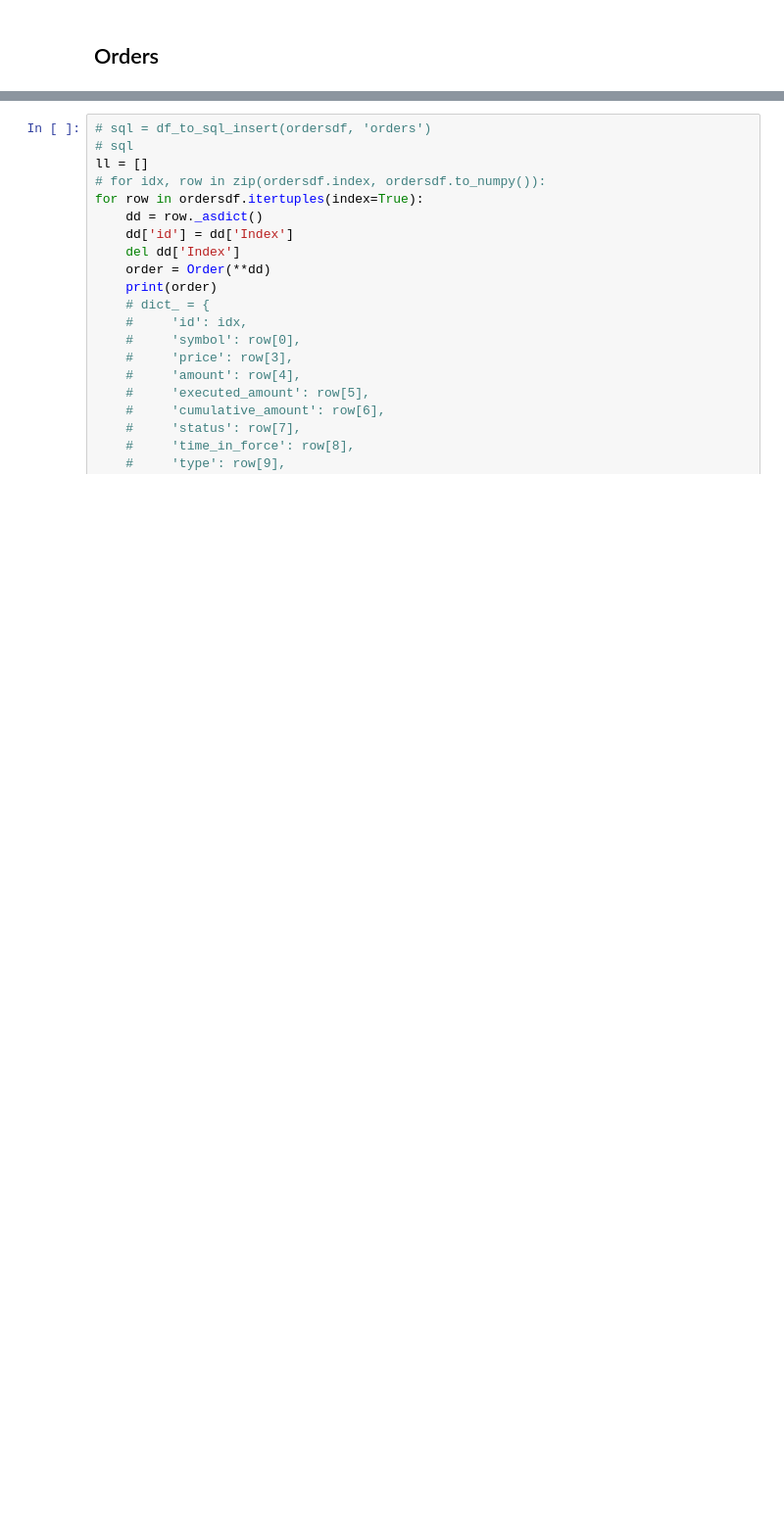
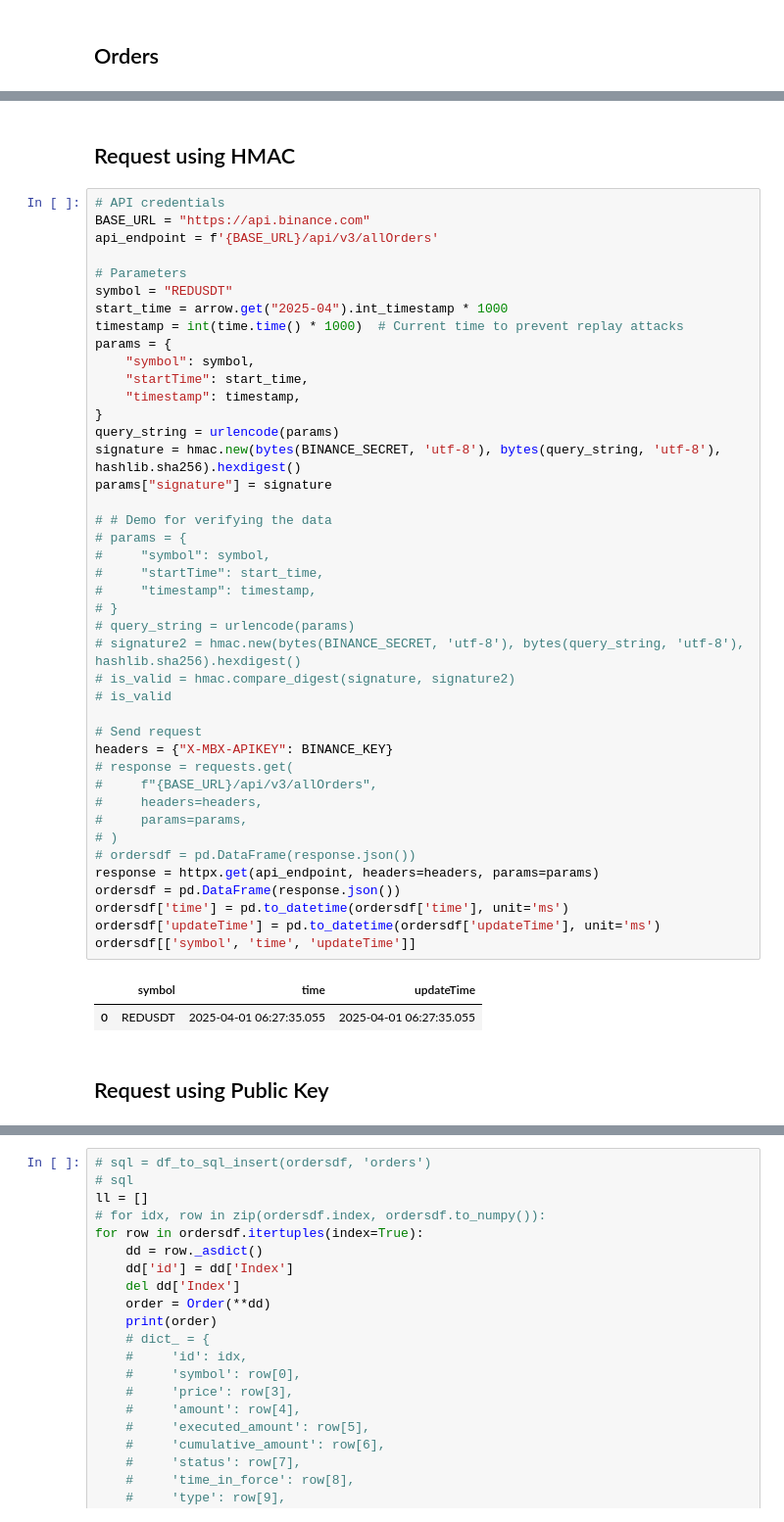
Before and after one commit to enchance/tktor, a Jupyter notebook: dev/scripts/binance1.ipynb, the cells around one changed output, grey strips where cells are left out. Shown at 98% size. Saved outputs shown, nothing was run; the diff lists cells and outputs as text; blank space fills up the shorter version.

Commit message:
sample request demo using hmac

```diff
--- a/dev/scripts/binance1.ipynb
+++ b/dev/scripts/binance1.ipynb
@@ -68,0 +115,49 @@ ordersdf
+# %% [markdown]
+## Request using HMAC
+# %%
+# API credentials
+BASE_URL = "https://api.binance.com"
+api_endpoint = f'{BASE_URL}/api/v3/allOrders'
+
+# Parameters
+symbol = "REDUSDT"
+start_time = arrow.get("2025-04").int_timestamp * 1000
+timestamp = int(time.time() * 1000)  # Current time to prevent replay attacks
+params = {
+    "symbol": symbol,
+    "startTime": start_time,
+    "timestamp": timestamp,
+}
+query_string = urlencode(params)
+signature = hmac.new(bytes(BINANCE_SECRET, 'utf-8'), bytes(query_string, 'utf-8'), hashlib.sha256).hexdigest()
+params["signature"] = signature
+
+# # Demo for verifying the data
+# params = {
+#     "symbol": symbol,
+#     "startTime": start_time,
+#     "timestamp": timestamp,
+# }
+# query_string = urlencode(params)
+# signature2 = hmac.new(bytes(BINANCE_SECRET, 'utf-8'), bytes(query_string, 'utf-8'), hashlib.sha256).hexdigest()
+# is_valid = hmac.compare_digest(signature, signature2)
+# is_valid
+
+# Send request
+headers = {"X-MBX-APIKEY": BINANCE_KEY}
+# response = requests.get(
+#     f"{BASE_URL}/api/v3/allOrders",
+#     headers=headers,
+#     params=params,
+# )
+# ordersdf = pd.DataFrame(response.json())
+response = httpx.get(api_endpoint, headers=headers, params=params)
+ordersdf = pd.DataFrame(response.json())
+ordersdf['time'] = pd.to_datetime(ordersdf['time'], unit='ms')
+ordersdf['updateTime'] = pd.to_datetime(ordersdf['updateTime'], unit='ms')
+ordersdf[['symbol', 'time', 'updateTime']]
+# %% [output]
+|  | symbol | time | updateTime |
+| 0 | REDUSDT | 2025-04-01 06:27:35.055 | 2025-04-01 06:27:35.055 |
+# %% [markdown]
+## Request using Public Key
```
Also changed, not shown: parts of 8 cells of this notebook.
